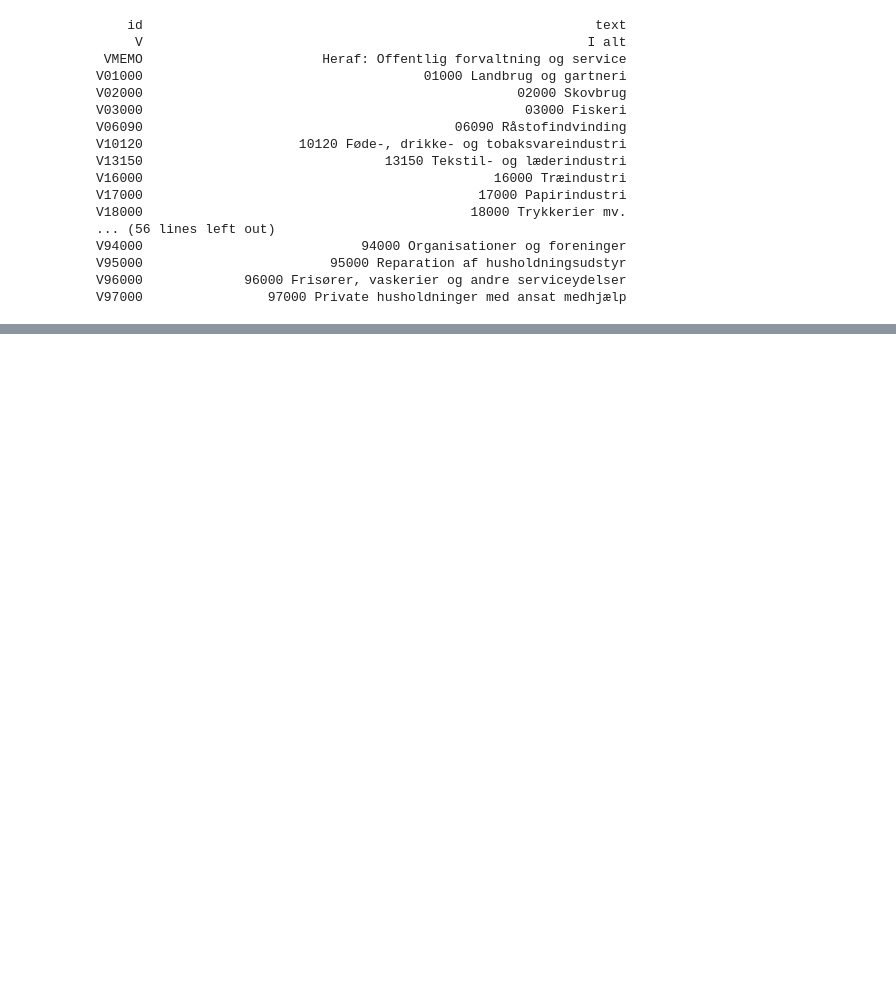
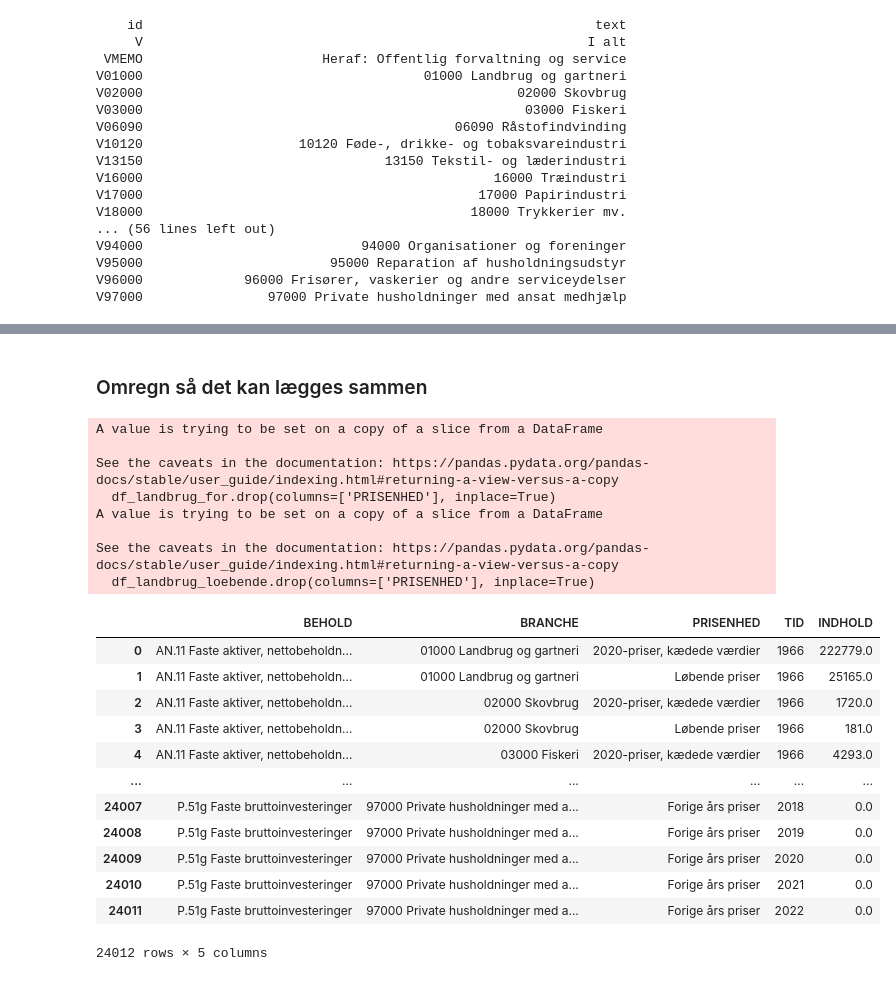
Before and after one commit to PeterStephensen/LandbrugHistorieKalibrering, a Jupyter notebook: Data/Nationalregnskab/Import_NABK69.ipynb, the cells around one changed output, grey strips where cells are left out. Drawn from its saved outputs; the diff is of its cells as text; code cells hidden in the pictures; blank space fills up the shorter version.

```diff
--- a/Data/Nationalregnskab/Import_NABK69.ipynb
+++ b/Data/Nationalregnskab/Import_NABK69.ipynb
@@ -151,0 +154,59 @@ df
+# %% [markdown]
+### Omregn så det kan lægges sammen
+# %%
+df_landbrug_for = df.loc[df['PRISENHED'] != 'Løbende priser']
+df_landbrug_for.drop(columns=['PRISENHED'], inplace=True)
+df_landbrug_loebende = df.loc[df['PRISENHED'] == 'Løbende priser']
+df_landbrug_loebende.drop(columns=['PRISENHED'], inplace=True)
+df_landbrug_loebende=df_landbrug_loebende.loc[df_landbrug_loebende['TID']!=1966]
+
+# Sæt index for alignment
+df_landbrug_for_indexed = df_landbrug_for.set_index(['BEHOLD', 'BRANCHE', 'TID'])
+df_landbrug_loebende_indexed = df_landbrug_loebende.set_index(['BEHOLD', 'BRANCHE', 'TID'])
+
+# Beregn mængdeindeks
+df_landbrug_for_q = df_landbrug_for_indexed.groupby(['BEHOLD','BRANCHE'])['INDHOLD'].shift(1)
+Maengdeindeks = df_landbrug_for_indexed['INDHOLD'] / df_landbrug_for_q
+
+# Multiplicer
+df_landbrug_lobende_q = df_landbrug_loebende_indexed.groupby(['BEHOLD','BRANCHE'])['INDHOLD'].shift(1)
+Forige_aar_priser = df_landbrug_lobende_q * Maengdeindeks
+
+# Håndter NaN
+Forige_aar_priser = Forige_aar_priser.fillna(0)  # eller .dropna()
+
+# Reset index for at få kolonner tilbage
+Forige_aar_priser = Forige_aar_priser.reset_index(name='INDHOLD')
+
+# Tilføj PRISENHED kolonne med værdien "Forige års priser" (eller hvad du vil kalde den)
+Forige_aar_priser['PRISENHED'] = 'Forige års priser'  # eller 'Foregående års priser'
+
+# Sørg for at kolonnerne matcher df's kolonner
+# Hvis df har andre kolonner, skal de også være med
+Forige_aar_priser = Forige_aar_priser[df.columns]
+
+# Tilføj tilbage til df
+df = pd.concat([df, Forige_aar_priser], ignore_index=True)
+df
+# %% [output]
+A value is trying to be set on a copy of a slice from a DataFrame
+
+See the caveats in the documentation: https://pandas.pydata.org/pandas-docs/stable/user_guide/indexing.html#returning-a-view-versus-a-copy
+  df_landbrug_for.drop(columns=['PRISENHED'], inplace=True)
+A value is trying to be set on a copy of a slice from a DataFrame
+
+See the caveats in the documentation: https://pandas.pydata.org/pandas-docs/stable/user_guide/indexing.html#returning-a-view-versus-a-copy
+  df_landbrug_loebende.drop(columns=['PRISENHED'], inplace=True)
+|  | BEHOLD | BRANCHE | PRISENHED | TID | INDHOLD |
+| 0 | AN.11 Faste aktiver, nettobeholdn... | 01000 Landbrug og gartneri | 2020-priser, kædede værdier | 1966 | 222779.0 |
+| 1 | AN.11 Faste aktiver, nettobeholdn... | 01000 Landbrug og gartneri | Løbende priser | 1966 | 25165.0 |
+| 2 | AN.11 Faste aktiver, nettobeholdn... | 02000 Skovbrug | 2020-priser, kædede værdier | 1966 | 1720.0 |
+| 3 | AN.11 Faste aktiver, nettobeholdn... | 02000 Skovbrug | Løbende priser | 1966 | 181.0 |
+| 4 | AN.11 Faste aktiver, nettobeholdn... | 03000 Fiskeri | 2020-priser, kædede værdier | 1966 | 4293.0 |
+| ... | ... | ... | ... | ... | ... |
+| 24007 | P.51g Faste bruttoinvesteringer | 97000 Private husholdninger med a... | Forige års priser | 2018 | 0.0 |
+| 24008 | P.51g Faste bruttoinvesteringer | 97000 Private husholdninger med a... | Forige års priser | 2019 | 0.0 |
+| 24009 | P.51g Faste bruttoinvesteringer | 97000 Private husholdninger med a... | Forige års priser | 2020 | 0.0 |
+| 24010 | P.51g Faste bruttoinvesteringer | 97000 Private husholdninger med a... | Forige års priser | 2021 | 0.0 |
+| 24011 | P.51g Faste bruttoinvesteringer | 97000 Private husholdninger med a... | Forige års priser | 2022 | 0.0 |
+24012 rows × 5 columns
```
Also changed, not shown: parts of 7 cells of this notebook, 24 other files.
